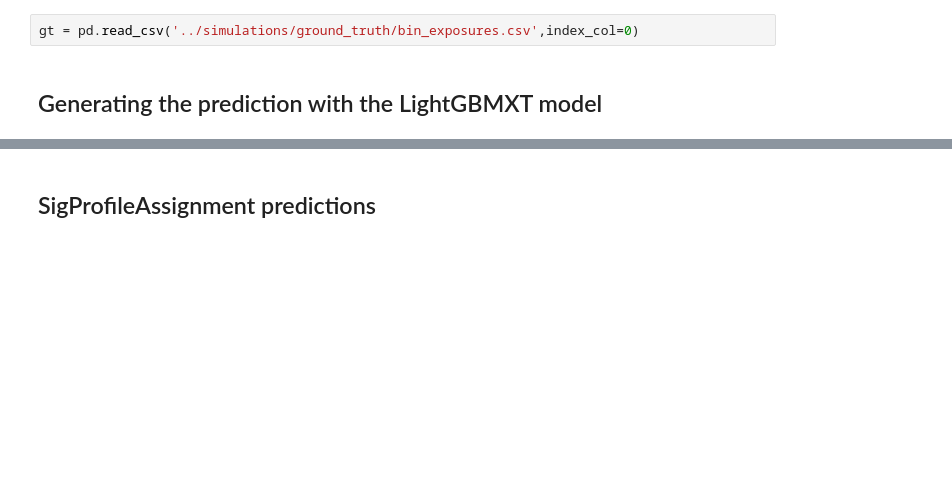
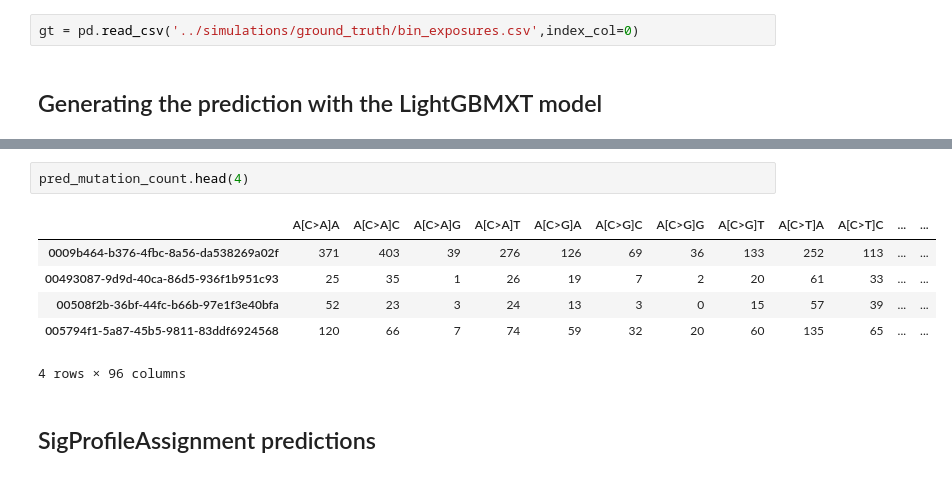
Before and after one commit to MassimoZarantonello2/SignatureInference, a Jupyter notebook: scripts/state_of_the_art_comparison.ipynb, the cells around one changed output, grey strips where cells are left out. Cells and saved outputs as stored; diff of their text form; blank space fills up the shorter version.

```diff
--- a/scripts/state_of_the_art_comparison.ipynb
+++ b/scripts/state_of_the_art_comparison.ipynb
@@ -91,3 +85,12 @@ Predicting with TabularPredictor for label: S6 (SBS7a - 1.00) ...
+# %%
+pred_mutation_count.head(4)
+# %% [output]
+|  | A[C>A]A | A[C>A]C | A[C>A]G | A[C>A]T | A[C>G]A | A[C>G]C | A[C>G]G | A[C>G]T | A[C>T]A | A[C>T]C | ... | ... |
+| 0009b464-b376-4fbc-8a56-da538269a02f | 371 | 403 | 39 | 276 | 126 | 69 | 36 | 133 | 252 | 113 | ... | ... |
+| 00493087-9d9d-40ca-86d5-936f1b951c93 | 25 | 35 | 1 | 26 | 19 | 7 | 2 | 20 | 61 | 33 | ... | ... |
+| 00508f2b-36bf-44fc-b66b-97e1f3e40bfa | 52 | 23 | 3 | 24 | 13 | 3 | 0 | 15 | 57 | 39 | ... | ... |
+| 005794f1-5a87-45b5-9811-83ddf6924568 | 120 | 66 | 7 | 74 | 59 | 32 | 20 | 60 | 135 | 65 | ... | ... |
+4 rows × 96 columns
 # %% [markdown]
 ## SigProfileAssignment predictions
 # %%
```
Also changed, not shown: parts of 7 cells of this notebook, 2 other files.
